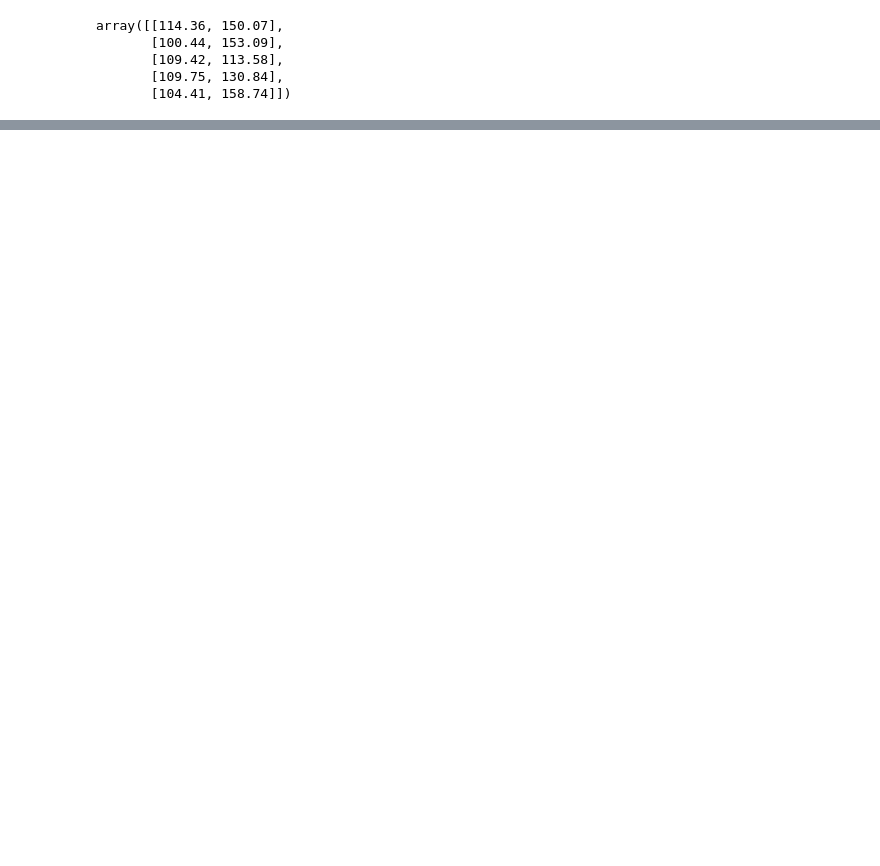
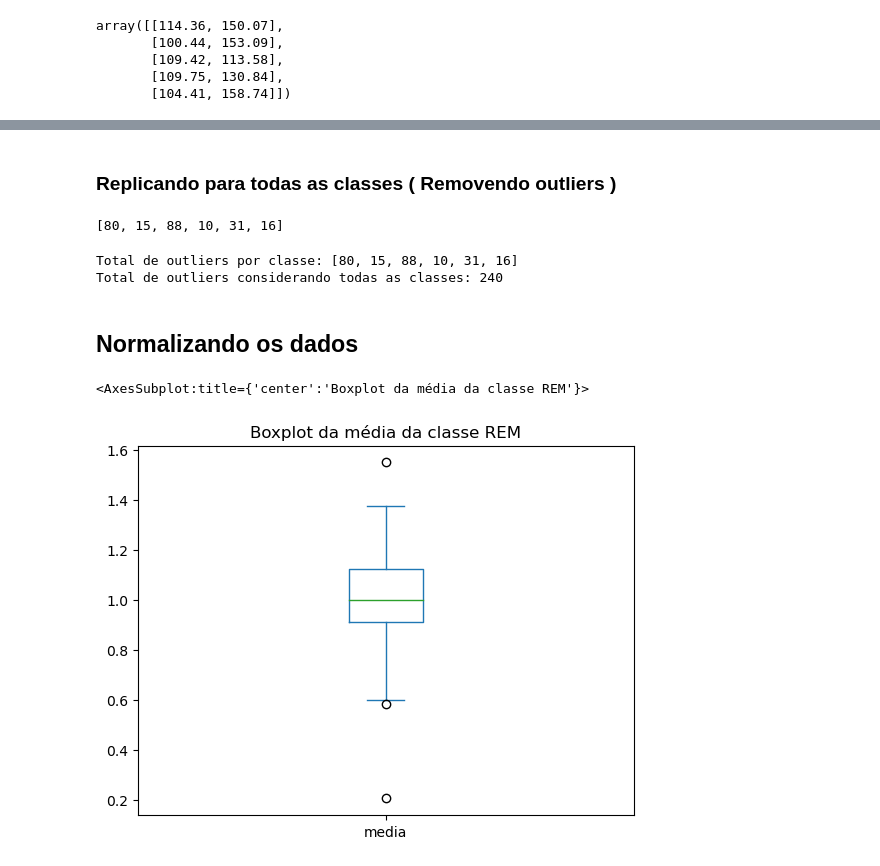
Before and after one commit to caiomorozini/engenharia_medica, a Jupyter notebook: src/pratica_3.ipynb, the cells around one changed output, grey strips where cells are left out. Saved outputs shown, nothing was run; the diff lists cells and outputs as text; code cells hidden in the pictures; blank space fills up the shorter version.

Commit message:
Finaliza prática 3

```diff
--- a/src/pratica_3.ipynb
+++ b/src/pratica_3.ipynb
@@ -208,0 +102,16 @@ Text(0, 0.5, 'Obliquidade Normalizada')
+# %%
+# Capturando dados do exercício da prática 2
+vigilia = pd.read_pickle('../data/pratica_2/caracteristica_vigilia.pkl')
+estagio1 = pd.read_pickle('../data/pratica_2/caracteristica_estagio1.pkl')
+estagio2 = pd.read_pickle('../data/pratica_2/caracteristica_estagio2.pkl')
+estagio3 = pd.read_pickle('../data/pratica_2/caracteristica_estagio3.pkl')
+estagio4 = pd.read_pickle('../data/pratica_2/caracteristica_estagio4.pkl')
+rem = pd.read_pickle('../data/pratica_2/caracteristica_rem.pkl')
+classes = {
+    'vigilia': vigilia,
+    'e1': estagio1,
+    'e2': estagio2,
+    'e3': estagio3,
+    'e4': estagio4,
+    'rem': rem
+}
@@ -208,0 +143,2 @@ Text(0, 0.5, 'Obliquidade Normalizada')
+# %% [markdown]
+### Replicando para todas as classes ( Removendo outliers )
@@ -208,0 +149,17 @@ Text(0, 0.5, 'Obliquidade Normalizada')
+# %%
+number_of_outliers
+# %% [output]
+[80, 15, 88, 10, 31, 16]
+# %%
+print(f'Total de outliers por classe: {number_of_outliers}')
+print(f"Total de outliers considerando todas as classes: {sum(number_of_outliers)}")
+# %% [output]
+Total de outliers por classe: [80, 15, 88, 10, 31, 16]
+Total de outliers considerando todas as classes: 240
+# %% [markdown]
+## Normalizando os dados
+# %%
+rem['media'].plot(kind='box', title='Boxplot da média da classe REM')
+# %% [output]
+<AxesSubplot:title={'center':'Boxplot da média da classe REM'}>
+[figure, added]
```
Also changed, not shown: parts of 59 cells of this notebook, 2 other files.
